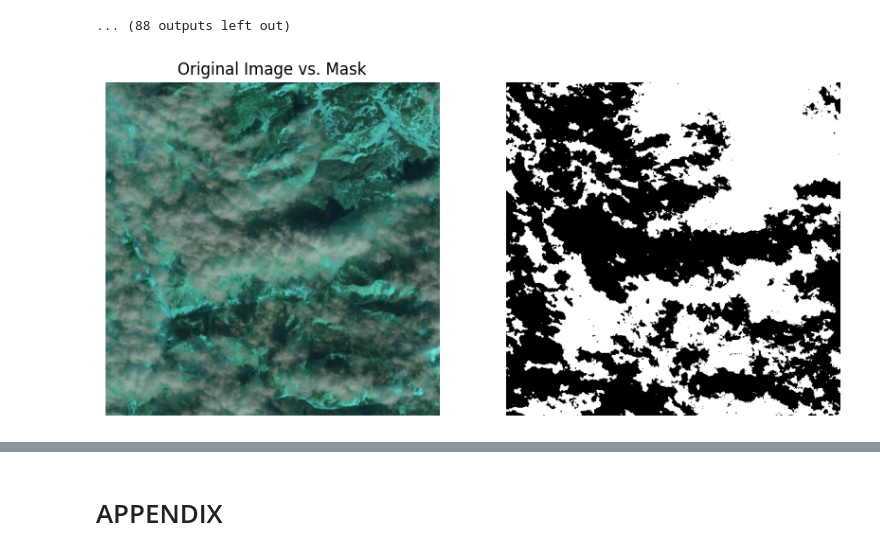
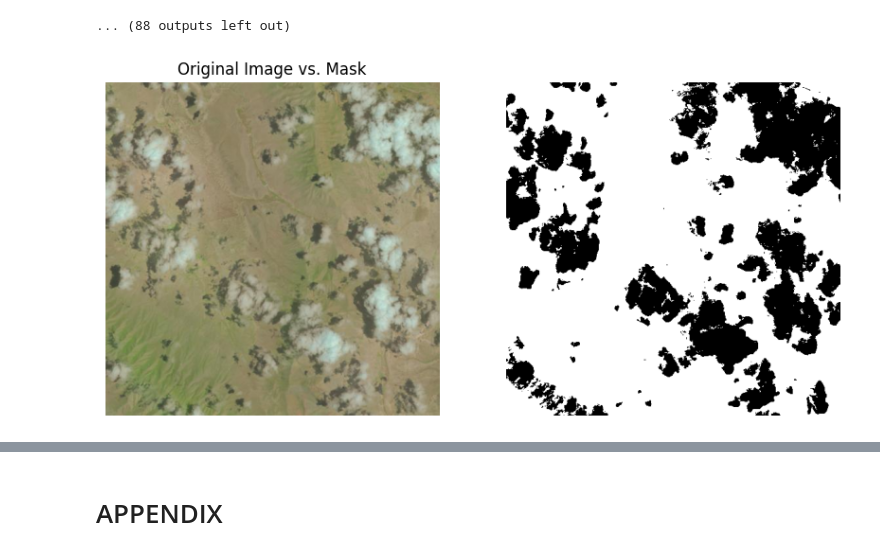
Before and after one commit to SAint7579/ComputerVision_CloudSegmentation, a Jupyter notebook: Superpixel-UNET/CloudSegmentationModel.ipynb, the cells around one changed output, grey strips where cells are left out. Saved outputs shown, nothing was run; the diff lists cells and outputs as text; code cells hidden in the pictures.

```diff
--- a/Superpixel-UNET/CloudSegmentationModel.ipynb
+++ b/Superpixel-UNET/CloudSegmentationModel.ipynb
@@ -397,18 +403,18 @@ Epoch 10, global step 220: 'val_loss' was not in top 1
 # %%
 ## Plot the mask and the image in a subplot
 def plot_mask_and_image(image, mask, title=None):
     fig, ax = plt.subplots(1, 2, figsize=(10, 10))
     ax[0].imshow(image)
     ax[1].imshow(mask, cmap='gray')
     if title is not None:
         ax[0].set_title(title)
     ax[0].axis('off')
     ax[1].axis('off')
     plt.show()
 
-i = 778
+i = 466
 plot_mask_and_image(patches[i], mask[i], title="Original Image vs. Mask")
 # %% [output]
-[figure, old version]
+[figure, new version]
 # %%
 ##plot segmented_image_rgb
```
Also changed, not shown: parts of 7 cells of this notebook.
